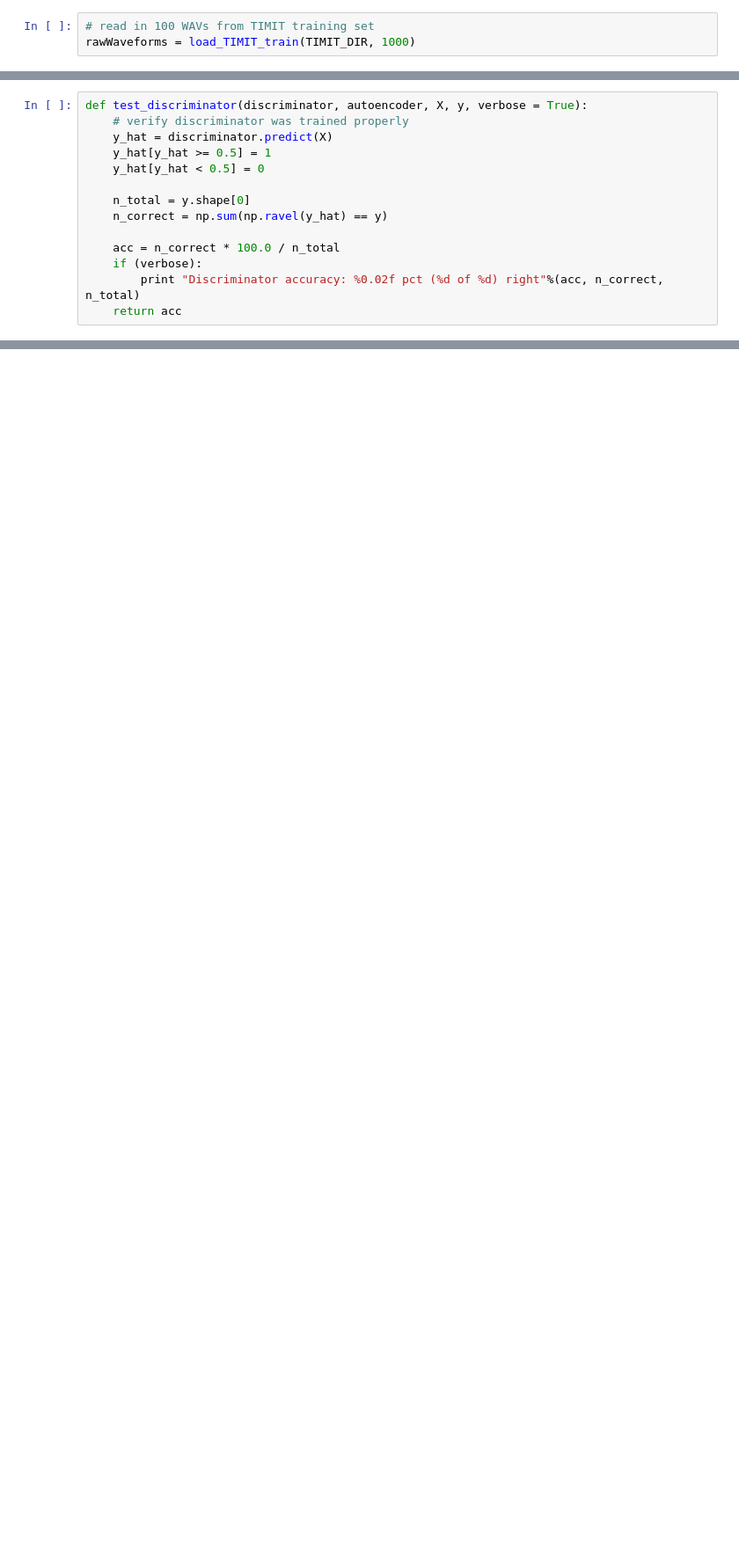
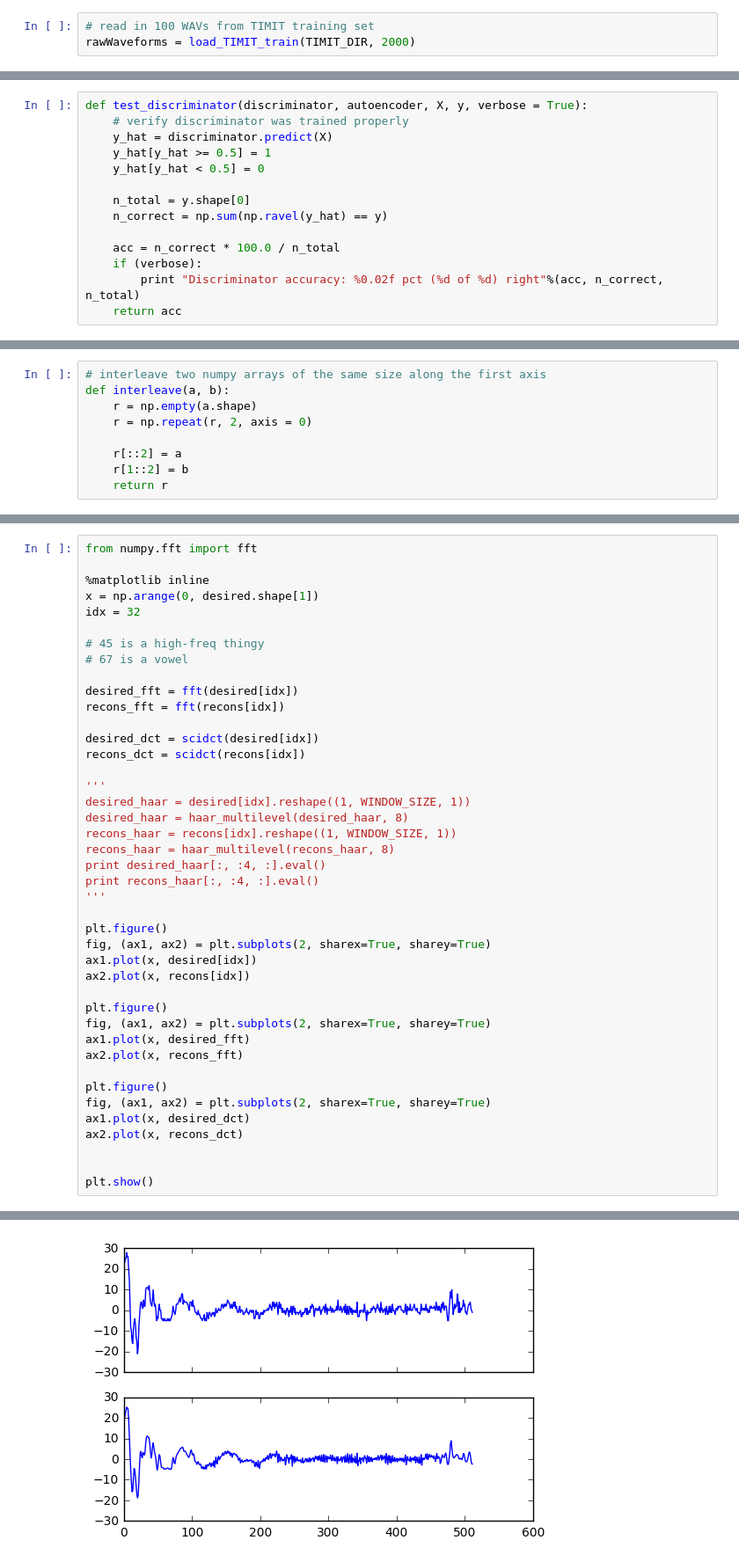
Before and after one commit to sri-kankanahalli/autoencoder-speech-compression, a Jupyter notebook: Regression Autoencoder.ipynb, the cells around one changed output, grey strips where cells are left out. Shown: that part at 88% size. Drawn from its saved outputs; the diff is of its cells as text; blank space fills up the shorter version.

```diff
--- a/Regression Autoencoder.ipynb
+++ b/Regression Autoencoder.ipynb
@@ -66,6 +66,6 @@ from windowingFunctions import *
 from utility import *
 # %%
 # read in 100 WAVs from TIMIT training set
-rawWaveforms = load_TIMIT_train(TIMIT_DIR, 1000)
+rawWaveforms = load_TIMIT_train(TIMIT_DIR, 2000)
 # %% [output]
 Reading in .wav files...
@@ -829,6 +869,15 @@ def autoencoderTest(waveFilename, prefix, autoencoder, verbose = True):
         print waveFilename, " avg err: ", metrics[5]
 
     return metrics
+# %%
+# interleave two numpy arrays of the same size along the first axis
+def interleave(a, b):
+    r = np.empty(a.shape)
+    r = np.repeat(r, 2, axis = 0)
+
+    r[::2] = a
+    r[1::2] = b
+    return r
 # %%
 np.set_printoptions(formatter={'float_kind':'{:4f}'.format})
 
@@ -938,0 +1095,43 @@ autoencoderTest("./fiveYears.wav", "fy_aac_", aac_autoencoder)
+# %%
+from numpy.fft import fft
+
+%matplotlib inline
+x = np.arange(0, desired.shape[1])
+idx = 32
+
+# 45 is a high-freq thingy
+# 67 is a vowel
+
+desired_fft = fft(desired[idx])
+recons_fft = fft(recons[idx])
+
+desired_dct = scidct(desired[idx])
+recons_dct = scidct(recons[idx])
+
+'''
+desired_haar = desired[idx].reshape((1, WINDOW_SIZE, 1))
+desired_haar = haar_multilevel(desired_haar, 8)
+recons_haar = recons[idx].reshape((1, WINDOW_SIZE, 1))
+recons_haar = haar_multilevel(recons_haar, 8)
+print desired_haar[:, :4, :].eval()
+print recons_haar[:, :4, :].eval()
+'''
+
+plt.figure()
+fig, (ax1, ax2) = plt.subplots(2, sharex=True, sharey=True)
+ax1.plot(x, desired[idx])
+ax2.plot(x, recons[idx])
+
+plt.figure()
+fig, (ax1, ax2) = plt.subplots(2, sharex=True, sharey=True)
+ax1.plot(x, desired_fft)
+ax2.plot(x, recons_fft)
+
+plt.figure()
+fig, (ax1, ax2) = plt.subplots(2, sharex=True, sharey=True)
+ax1.plot(x, desired_dct)
+ax2.plot(x, recons_dct)
+
+
+plt.show()
+# %% [output]
@@ -938,0 +1139 @@ autoencoderTest("./fiveYears.wav", "fy_aac_", aac_autoencoder)
+[figure, added]
```
Also changed, not shown: parts of 25 cells of this notebook, 1 other file.
